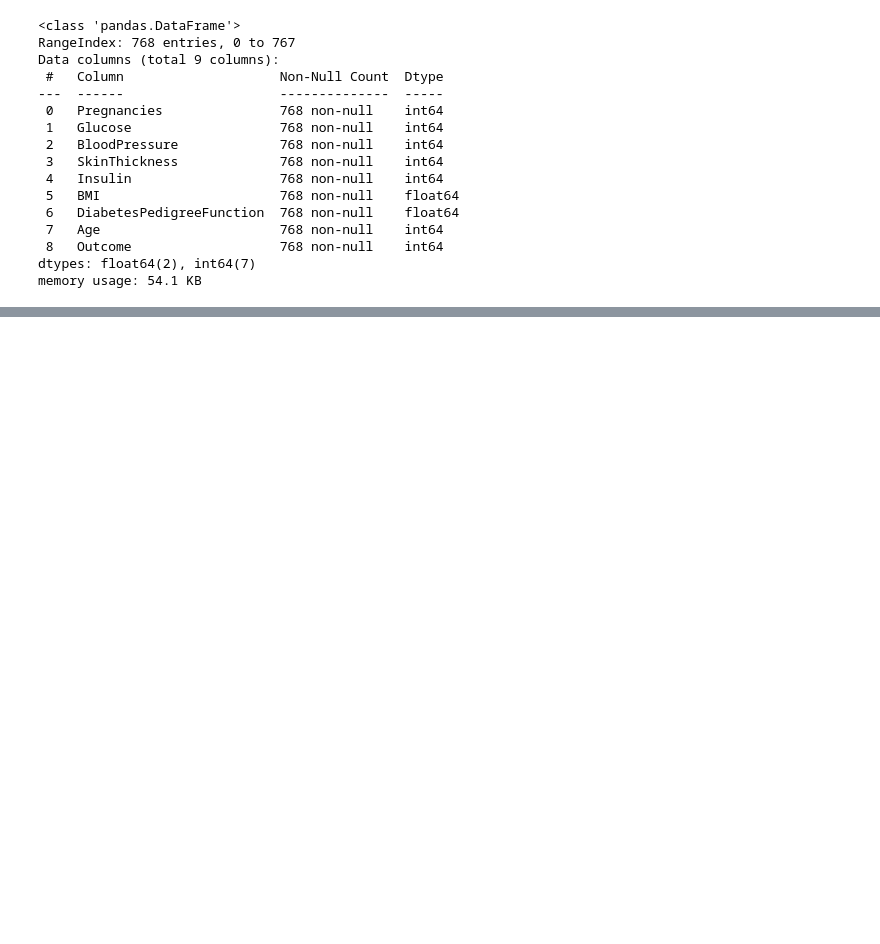
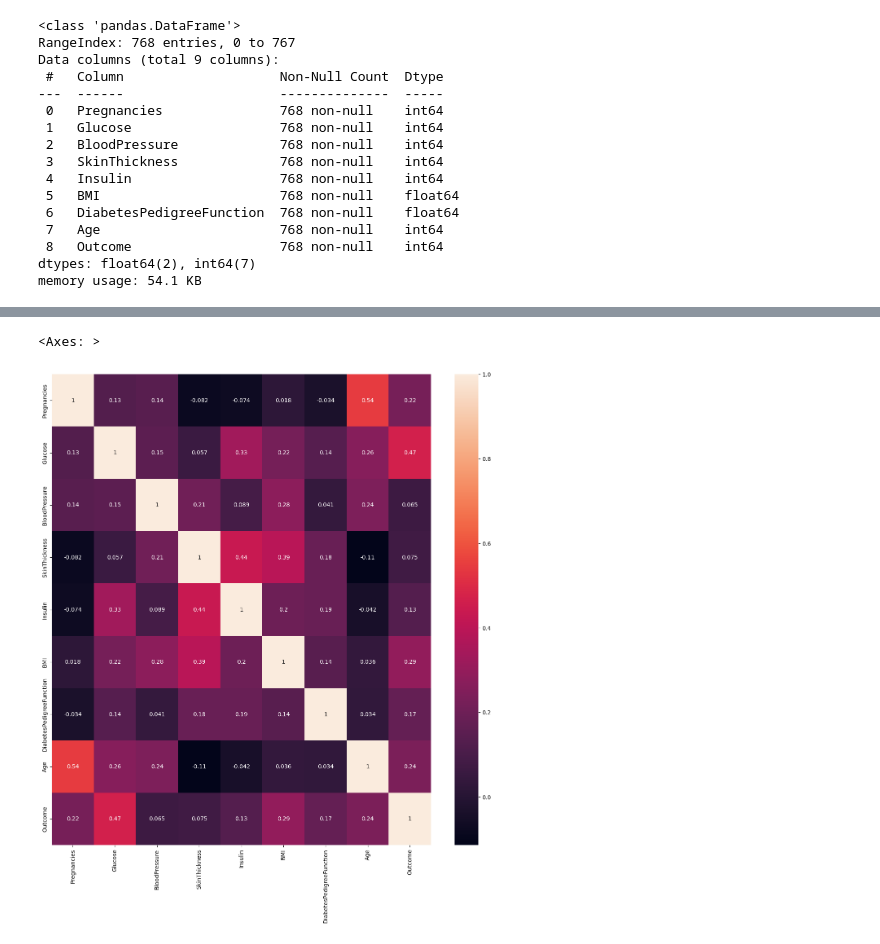
Before and after one commit to Priyabrata111/Predictive_Diabetes_Analysis, a Jupyter notebook: predictive_analysis_diabetes.ipynb, the cells around one changed output, grey strips where cells are left out. Cells and saved outputs as stored; diff of their text form; code cells hidden in the pictures; blank space fills up the shorter version.

```diff
--- a/predictive_analysis_diabetes.ipynb
+++ b/predictive_analysis_diabetes.ipynb
@@ -73,0 +87,6 @@ dataset.describe()
+# %%
+plt.subplots(figsize = (15,15))
+sns.heatmap(dataset.corr(),annot = True)
+# %% [output]
+<Axes: >
+[figure, added]
```
Also changed, not shown: parts of 7 cells of this notebook.
